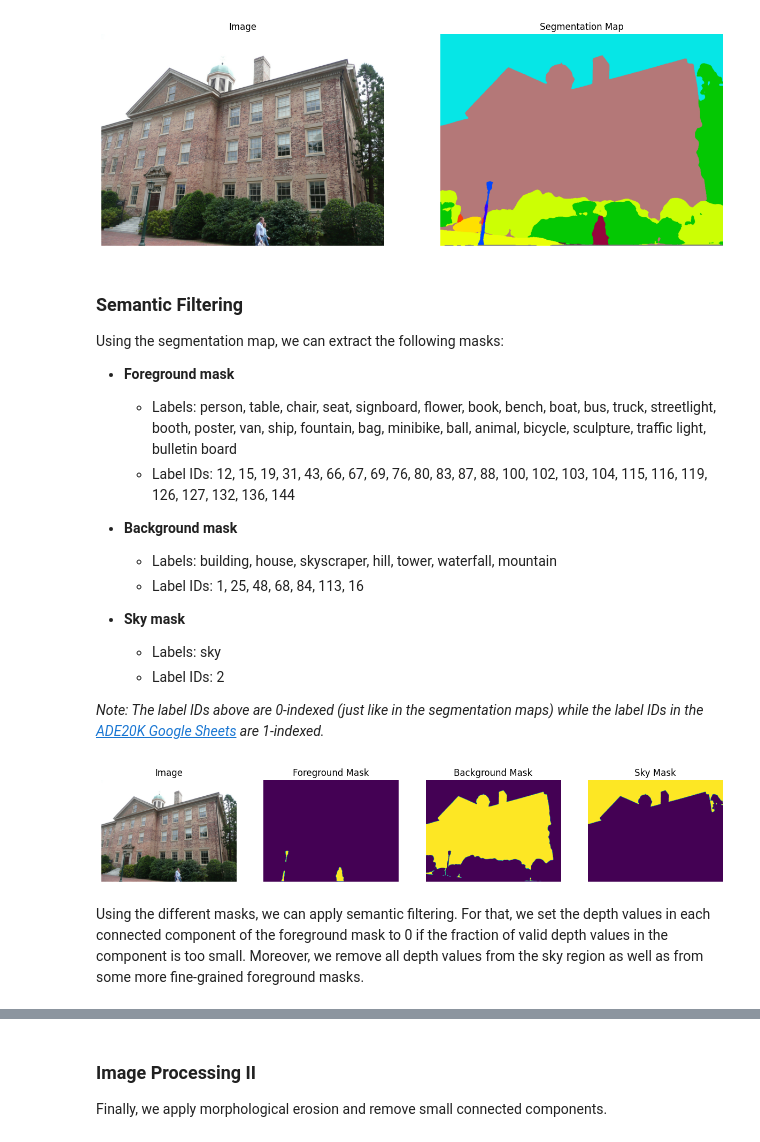
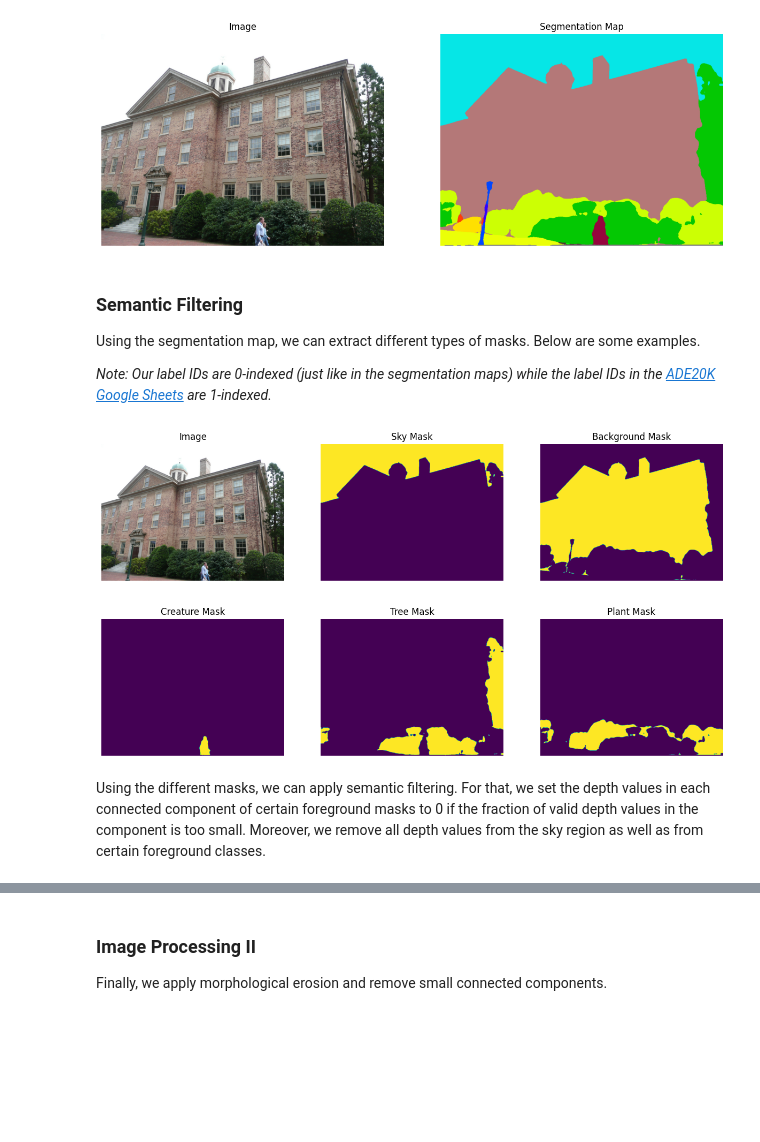
Before and after one commit to fyangch/RefinedMegaDepth, a Jupyter notebook: notebooks/postprocessing.ipynb, the cells around one changed output, grey strips where cells are left out. Drawn from its saved outputs; the diff is of its cells as text; code cells hidden in the pictures; blank space fills up the shorter version.

Commit message:
Implement fine-grained semantic filtering, save final depth maps

```diff
--- a/notebooks/postprocessing.ipynb
+++ b/notebooks/postprocessing.ipynb
@@ -66,33 +63,23 @@ Loading weights for net_decoder
 # %% [markdown]
 ### Semantic Filtering
 
-Using the segmentation map, we can extract the following masks:
+Using the segmentation map, we can extract different types of masks. Below are some examples.
 
-- **Foreground mask**
-    - Labels: person, table, chair, seat, signboard, flower, book, bench, boat, bus, truck,
-    streetlight, booth, poster, van, ship, fountain, bag, minibike, ball, animal, bicycle,
-    sculpture, traffic light, bulletin board
-    - Label IDs: 12, 15, 19, 31, 43, 66, 67, 69, 76, 80, 83, 87, 88, 100, 102, 103, 104, 115, 116, 119, 126, 127, 132, 136, 144
-
-- **Background mask**
-    - Labels: building, house, skyscraper, hill, tower, waterfall, mountain
-    - Label IDs: 1, 25, 48, 68, 84, 113, 16
-
-- **Sky mask**
-    - Labels: sky
-    - Label IDs: 2
-
-*Note: The label IDs above are 0-indexed (just like in the segmentation maps) while the label IDs in the [ADE20K Google Sheets](https://docs.google.com/spreadsheets/d/1se8YEtb2detS7OuPE86fXGyD269pMycAWe2mtKUj2W8/edit?usp=sharing) are 1-indexed.*
+*Note: Our label IDs are 0-indexed (just like in the segmentation maps) while the label IDs in the [ADE20K Google Sheets](https://docs.google.com/spreadsheets/d/1se8YEtb2detS7OuPE86fXGyD269pMycAWe2mtKUj2W8/edit?usp=sharing) are 1-indexed.*
 # %%
-foreground_mask = get_mask(segmentation_map, "foreground")
+sky_mask = get_mask(segmentation_map, "sky")
 background_mask = get_mask(segmentation_map, "background")
-sky_mask = get_mask(segmentation_map, "sky")
+creature_mask = get_mask(segmentation_map, "creature")
+tree_mask = get_mask(segmentation_map, "tree")
+plant_mask = get_mask(segmentation_map, "plant")
 
-plot_images([image, foreground_mask, background_mask, sky_mask], ["Image", "Foreground Mask", "Background Mask", "Sky Mask"])
+plot_images([image, sky_mask, background_mask], ["Image", "Sky Mask", "Background Mask"])
+plot_images([creature_mask, tree_mask, plant_mask], ["Creature Mask", "Tree Mask", "Plant Mask"])
 # %% [output]
-[figure, old version]
+[figure, new version]
+[figure, added]
 # %% [markdown]
-Using the different masks, we can apply semantic filtering. For that, we set the depth values in each connected component of the foreground mask to 0 if the fraction of valid depth values in the component is too small. Moreover, we remove all depth values from the sky region as well as from some more fine-grained foreground masks.
+Using the different masks, we can apply semantic filtering. For that, we set the depth values in each connected component of certain foreground masks to 0 if the fraction of valid depth values in the component is too small. Moreover, we remove all depth values from the sky region as well as from certain foreground classes.
 # %%
 depth_map_2 = apply_semantic_filtering(depth_map_1, segmentation_map)
 plot_images([depth_map_1, depth_map_2, depth_map_1 - depth_map_2], ["Before", "After", "Difference"])
```
Also changed, not shown: parts of 3 cells of this notebook, 2 other files.
